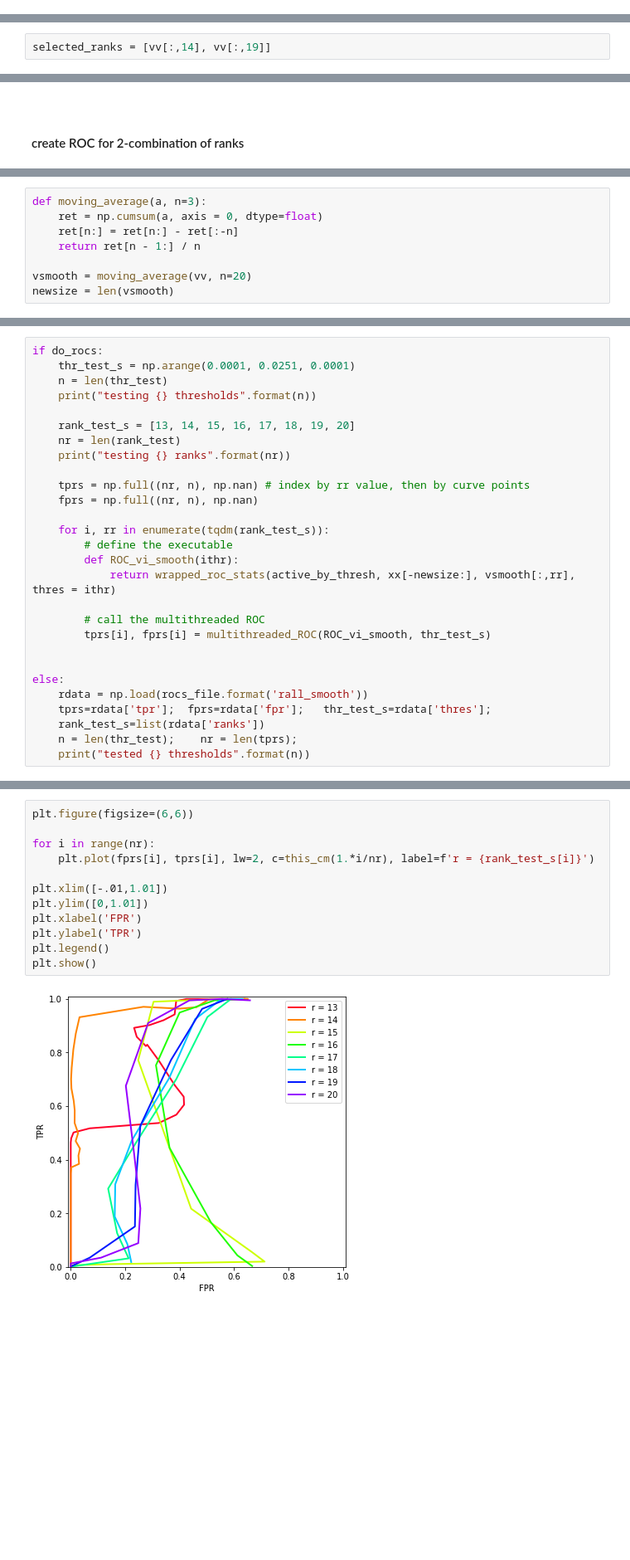
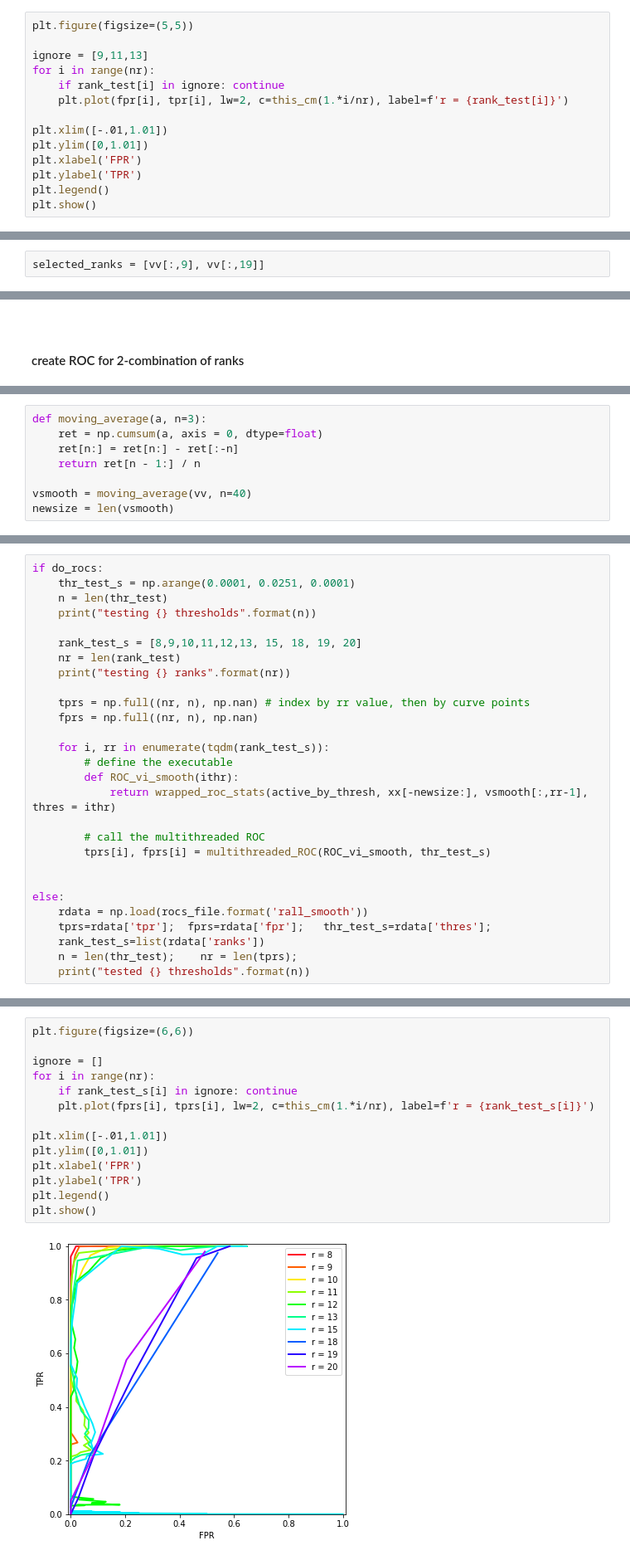
Before and after one commit to baronefr/rhavok-analysis, a Jupyter notebook: h02-forcing_features.ipynb, the cells around one changed output, grey strips where cells are left out. Shown at 83% size. Cells and saved outputs as stored; diff of their text form; blank space fills up the shorter version.

```diff
--- a/h02-forcing_features.ipynb
+++ b/h02-forcing_features.ipynb
@@ -311,0 +319,14 @@ plt.show()
+# %%
+plt.figure(figsize=(5,5))
+
+ignore = [9,11,13]
+for i in range(nr):
+    if rank_test[i] in ignore: continue
+    plt.plot(fpr[i], tpr[i], lw=2, c=this_cm(1.*i/nr), label=f'r = {rank_test[i]}')
+
+plt.xlim([-.01,1.01])
+plt.ylim([0,1.01])
+plt.xlabel('FPR')
+plt.ylabel('TPR')
+plt.legend()
+plt.show()
@@ -319,5 +344,5 @@ if do_save_rocs:
 
 ## part 2 | **double hard thresholding**
 # %%
-selected_ranks = [vv[:,14], vv[:,19]]
+selected_ranks = [vv[:,9], vv[:,19]]
 # %%
@@ -413,7 +448,7 @@ def moving_average(a, n=3):
     ret[n:] = ret[n:] - ret[:-n]
     return ret[n - 1:] / n
 
-vsmooth = moving_average(vv, n=20)
+vsmooth = moving_average(vv, n=40)
 newsize = len(vsmooth)
 # %%
 # compare the smoothing
@@ -430,7 +465,7 @@ if do_rocs:
     n = len(thr_test)
     print("testing {} thresholds".format(n))
 
-    rank_test_s = [13, 14, 15, 16, 17, 18, 19, 20]
+    rank_test_s = [8,9,10,11,12,13, 15, 18, 19, 20]
     nr = len(rank_test)
     print("testing {} ranks".format(nr))
 
@@ -440,7 +475,7 @@ if do_rocs:
     for i, rr in enumerate(tqdm(rank_test_s)):
         # define the executable
         def ROC_vi_smooth(ithr):
-            return wrapped_roc_stats(active_by_thresh, xx[-newsize:], vsmooth[:,rr], thres = ithr)
+            return wrapped_roc_stats(active_by_thresh, xx[-newsize:], vsmooth[:,rr-1], thres = ithr)
 
         # call the multithreaded ROC
         tprs[i], fprs[i] = multithreaded_ROC(ROC_vi_smooth, thr_test_s)
@@ -457,17 +493,19 @@ tested 250 thresholds
 # %%
 plt.figure(figsize=(6,6))
 
+ignore = []
 for i in range(nr):
+    if rank_test_s[i] in ignore: continue
     plt.plot(fprs[i], tprs[i], lw=2, c=this_cm(1.*i/nr), label=f'r = {rank_test_s[i]}')
 
 plt.xlim([-.01,1.01])
 plt.ylim([0,1.01])
 plt.xlabel('FPR')
 plt.ylabel('TPR')
 plt.legend()
 plt.show()
 # %% [output]
-[figure, old version]
+[figure, new version]
 # %%
 if do_save_rocs:
     np.savez(rocs_file.format('rall_smooth'), tpr=tprs, fpr=fprs,
```
Also changed, not shown: parts of 40 cells of this notebook, 2 other files.
